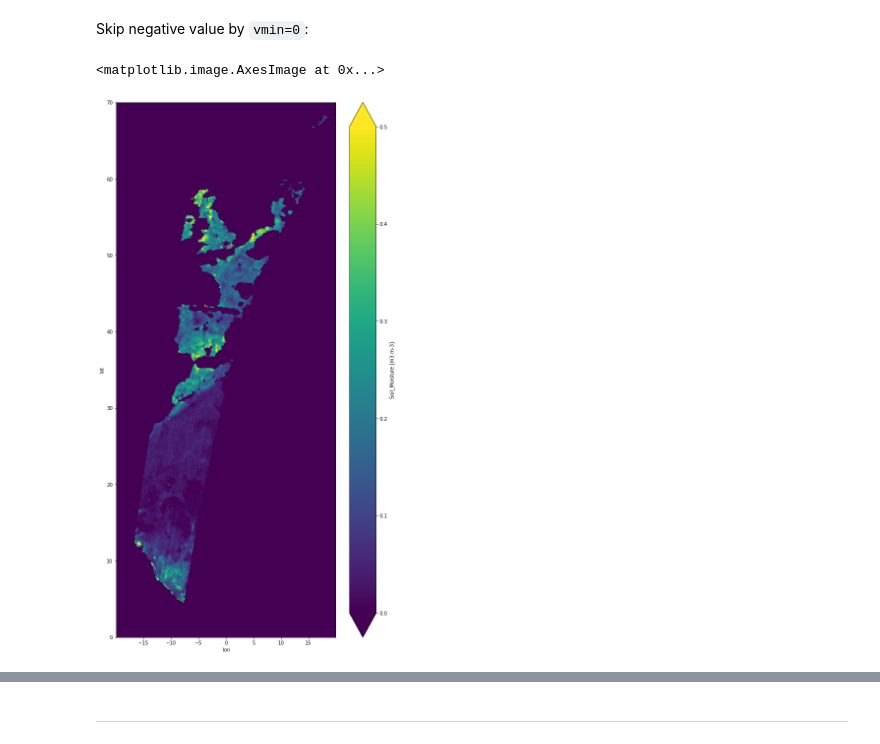
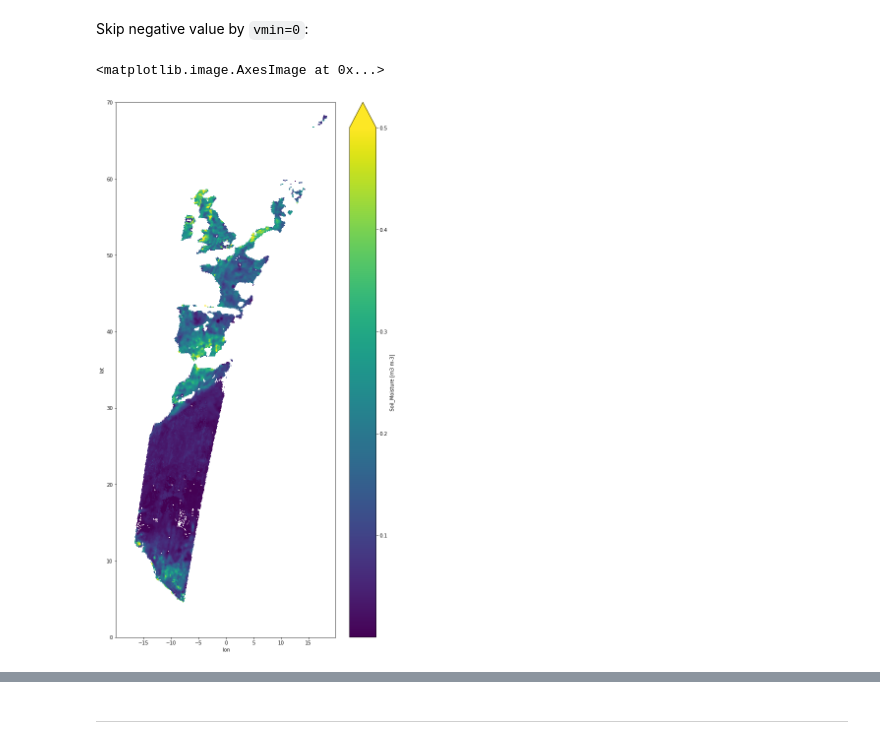
Before and after one commit to xcube-dev/xcube-smos, a Jupyter notebook: notebooks/open-l2-product.ipynb, the cells around one changed output, grey strips where cells are left out. Drawn from its saved outputs; the diff is of its cells as text; code cells hidden in the pictures.

```diff
--- a/notebooks/open-l2-product.ipynb
+++ b/notebooks/open-l2-product.ipynb
@@ -172,7 +176,8 @@ l2_ds_0.Soil_Moisture.plot.imshow(figsize=(20, 10))
 # %% [markdown]
 Skip negative value by `vmin=0`:
 # %%
-l2_ds_0.Soil_Moisture.sel(lon=slice(-20., 20.), lat=slice(70., 0.)).plot.imshow(figsize=(10, 20), vmin=0, vmax=0.5)
+sm_subset = l2_ds_0.Soil_Moisture.sel(lon=slice(-20., 20.), lat=slice(70., 0.))
+sm_subset.where(sm_subset != -999, np.nan).plot.imshow(figsize=(10, 20), vmax=0.5)
 # %% [output]
 <matplotlib.image.AxesImage at 0x...>
-[figure, old version]
+[figure, new version]
```
Also changed, not shown: parts of 9 cells of this notebook, 3 other files.
